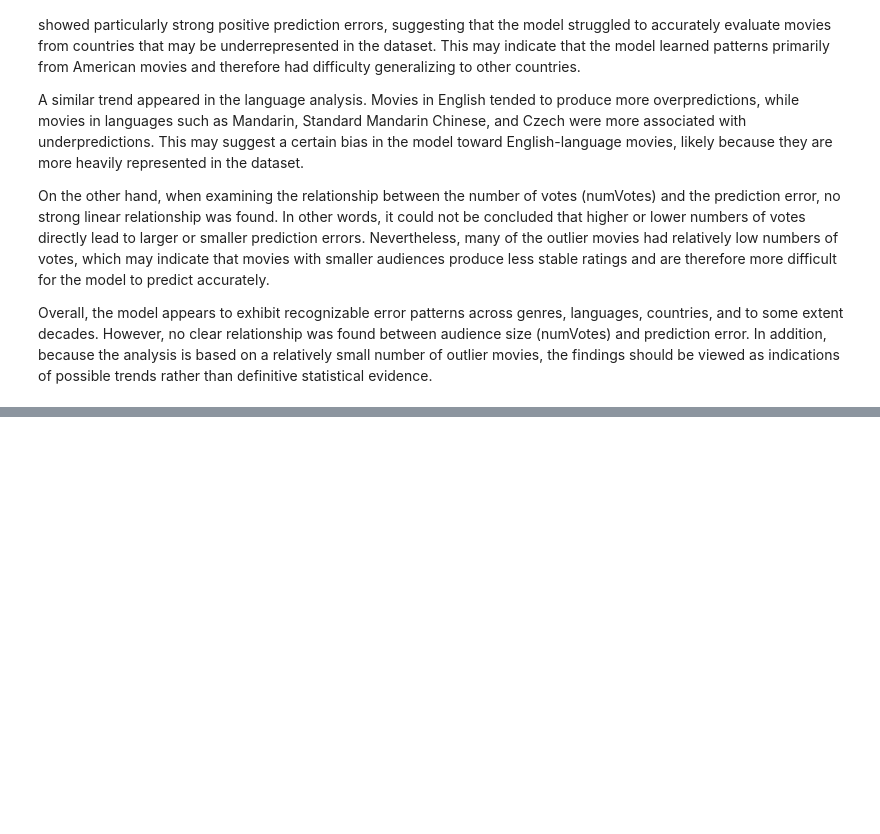
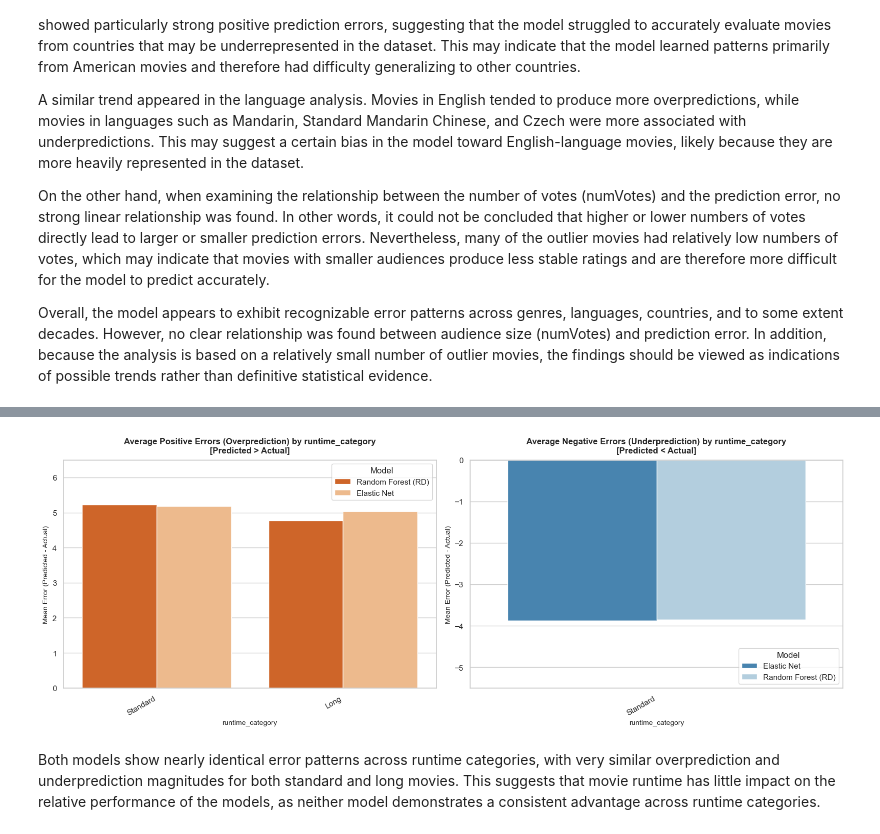
Before and after one commit to BarelAndArad/python-ml-project, a Jupyter notebook: Python_ML_Project.ipynb, the cells around one changed output, grey strips where cells are left out. Cells and saved outputs as stored; diff of their text form; code cells hidden in the pictures; blank space fills up the shorter version.

```diff
--- a/Python_ML_Project.ipynb
+++ b/Python_ML_Project.ipynb
@@ -1544,0 +1702,6 @@ NameError: name 'df_test_prepared' is not defined
+# %%
+plot_outliers_by_feature(df_outliers_elastic_net, df_outliers_rd, 'runtime_category')
+# %% [output]
+[figure, added]
+# %% [markdown]
+Both models show nearly identical error patterns across runtime categories, with very similar overprediction and underprediction magnitudes for both standard and long movies. This suggests that movie runtime has little impact on the relative performance of the models, as neither model demonstrates a consistent advantage across runtime categories.
```
Also changed, not shown: parts of 50 cells of this notebook.
